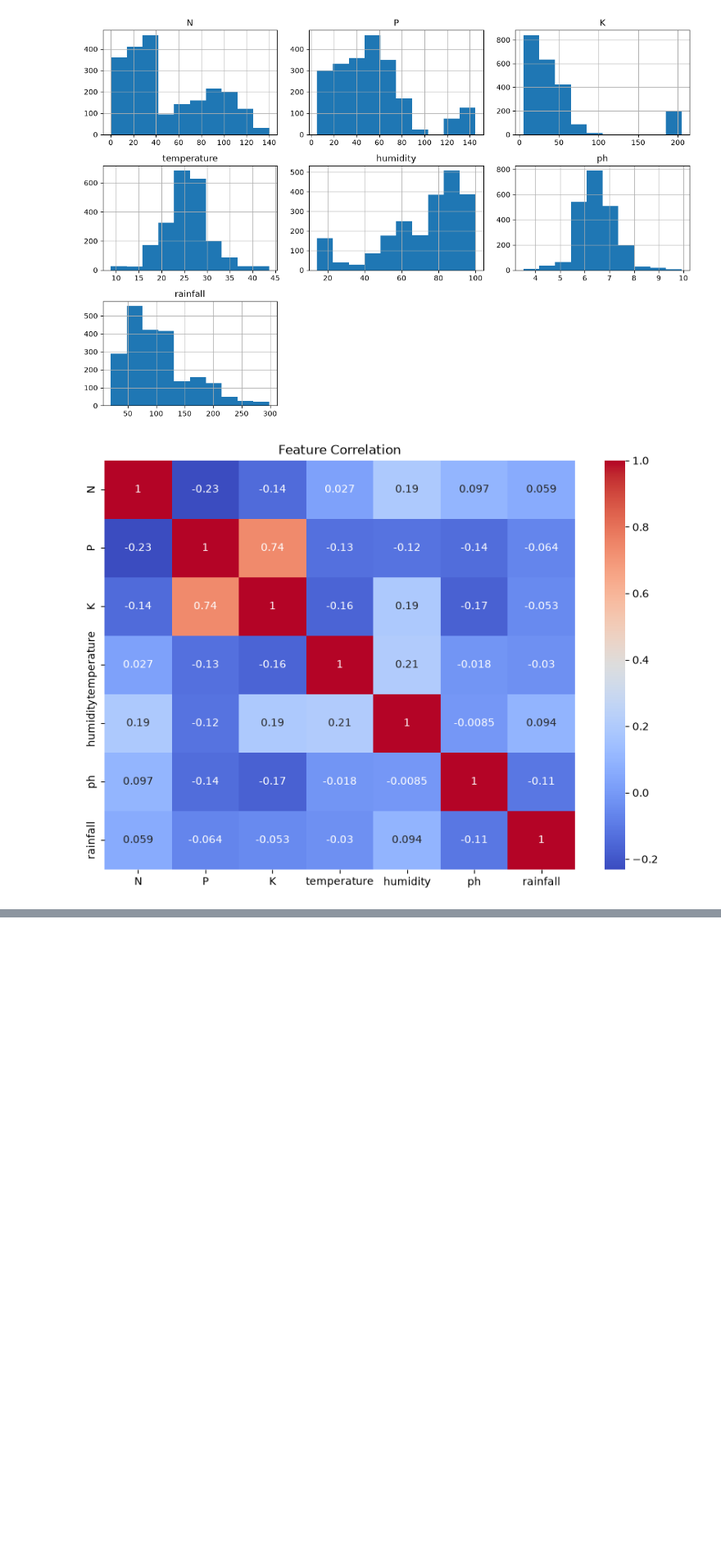
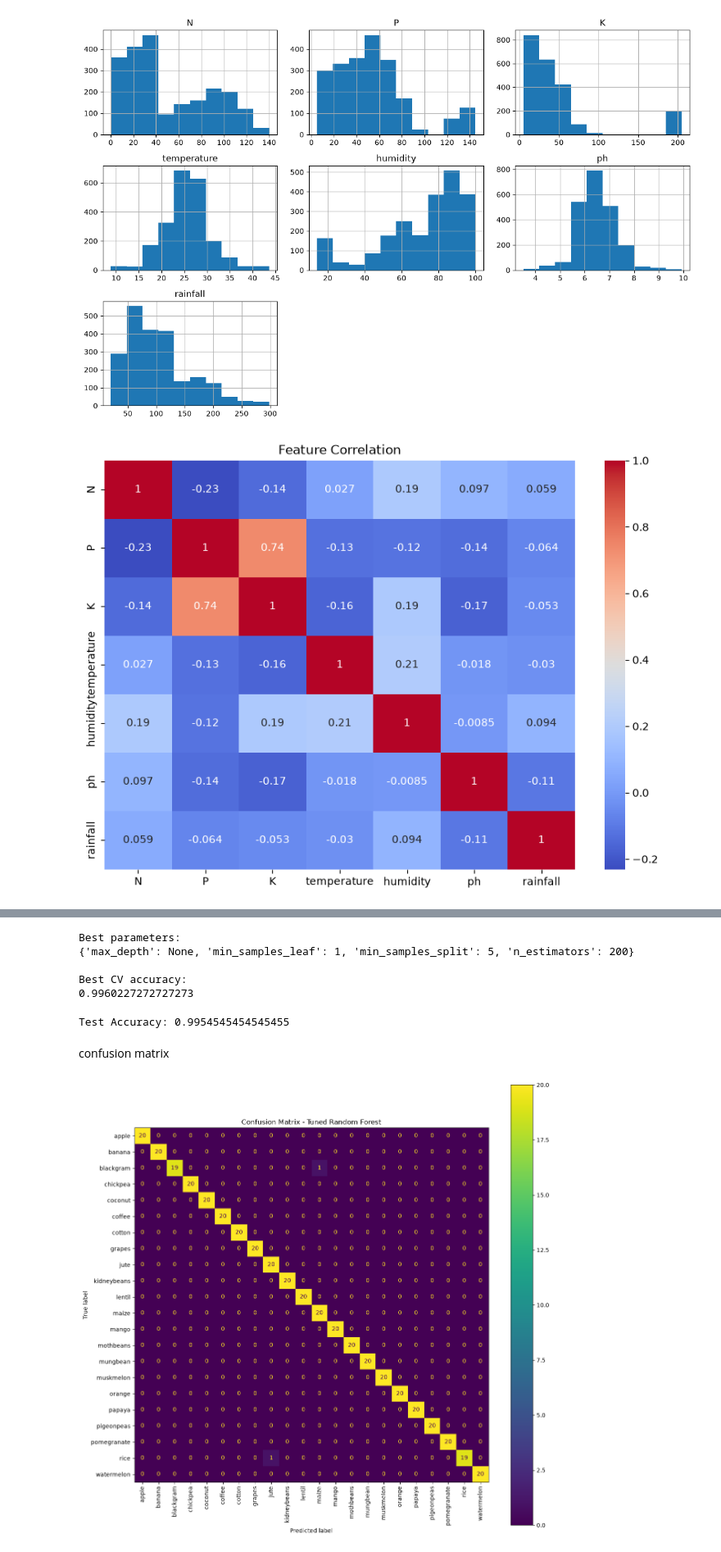
Before and after one commit to anuroy15052005/AgriSense, a Jupyter notebook: notebooks/crop_eda.ipynb, the cells around one changed output, grey strips where cells are left out. Shown at 82% size. Saved outputs shown, nothing was run; the diff lists cells and outputs as text; code cells hidden in the pictures; blank space fills up the shorter version.

Commit message:
Model Completed

```diff
--- a/notebooks/crop_eda.ipynb
+++ b/notebooks/crop_eda.ipynb
@@ -136,0 +430,22 @@ plt.show()
+# %%
+from sklearn.model_selection import GridSearchCV
+
+param_grid = {
+    "n_estimators": [100, 200, 300],
+    "max_depth": [None, 10, 20, 30],
+    "min_samples_split": [2, 5],
+    "min_samples_leaf": [1, 2]
+}
+# %%
+grid_search = GridSearchCV(
+    estimator=RandomForestClassifier(
+        random_state=42,
+        n_jobs=-1
+    ),
+    param_grid=param_grid,
+    cv=skf,
+    scoring="accuracy",
+    n_jobs=-1
+)
+# %%
+grid_search.fit(X_train, y_train)
@@ -136,0 +461,41 @@ plt.show()
+# %%
+print("Best parameters:")
+print(grid_search.best_params_)
+
+print("\nBest CV accuracy:")
+print(grid_search.best_score_)
+# %% [output]
+Best parameters:
+{'max_depth': None, 'min_samples_leaf': 1, 'min_samples_split': 5, 'n_estimators': 200}
+
+Best CV accuracy:
+0.9960227272727273
+# %%
+best_model = grid_search.best_estimator_
+
+test_predictions = best_model.predict(X_test)
+
+test_accuracy = (test_predictions == y_test).mean()
+
+print("Test Accuracy:", test_accuracy)
+# %% [output]
+Test Accuracy: 0.9954545454545455
+# %% [markdown]
+confusion matrix
+# %%
+from sklearn.metrics import confusion_matrix, ConfusionMatrixDisplay
+
+cm = confusion_matrix(y_test, test_predictions)
+
+disp = ConfusionMatrixDisplay(
+    confusion_matrix=cm,
+    display_labels=best_model.classes_
+)
+
+fig, ax = plt.subplots(figsize=(14, 14))
+disp.plot(ax=ax, xticks_rotation=90)
+
+plt.title("Confusion Matrix - Tuned Random Forest")
+plt.show()
+# %% [output]
+[figure, added]
```
Also changed, not shown: parts of 52 cells of this notebook, 4 other files.
